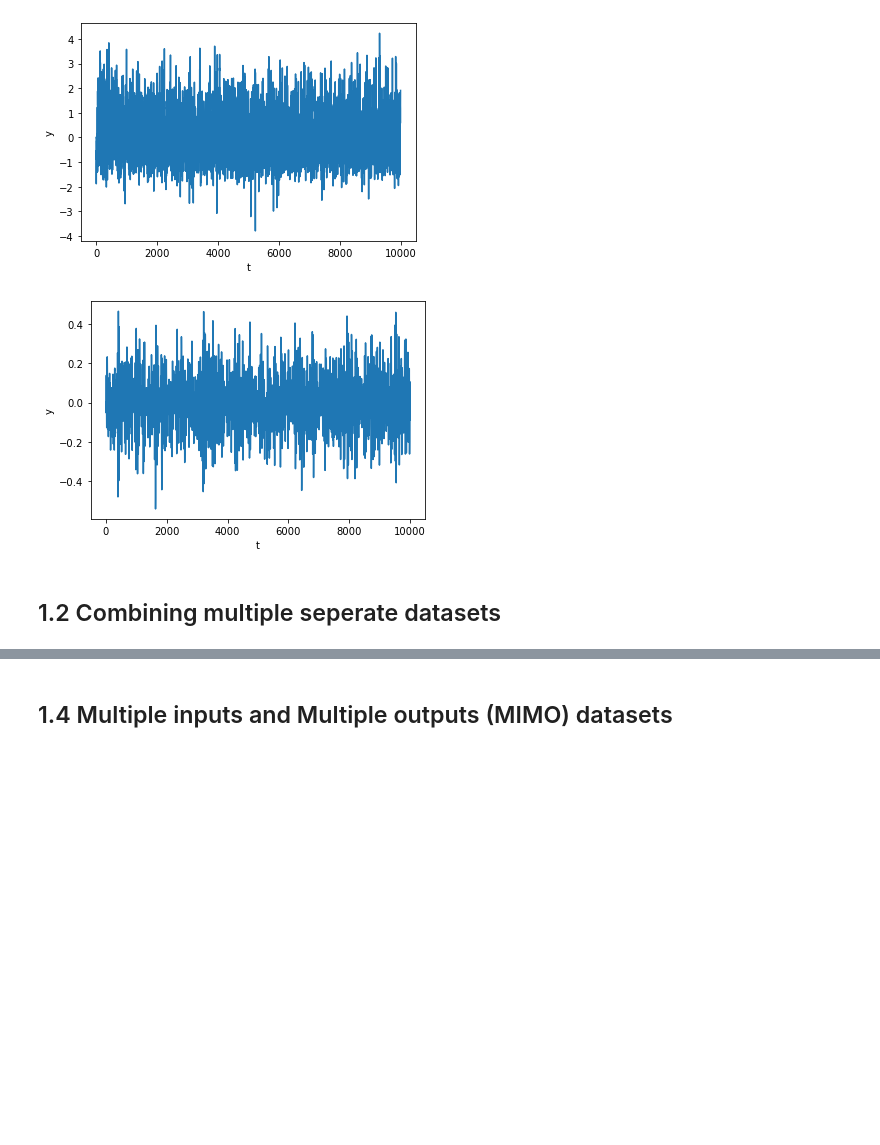
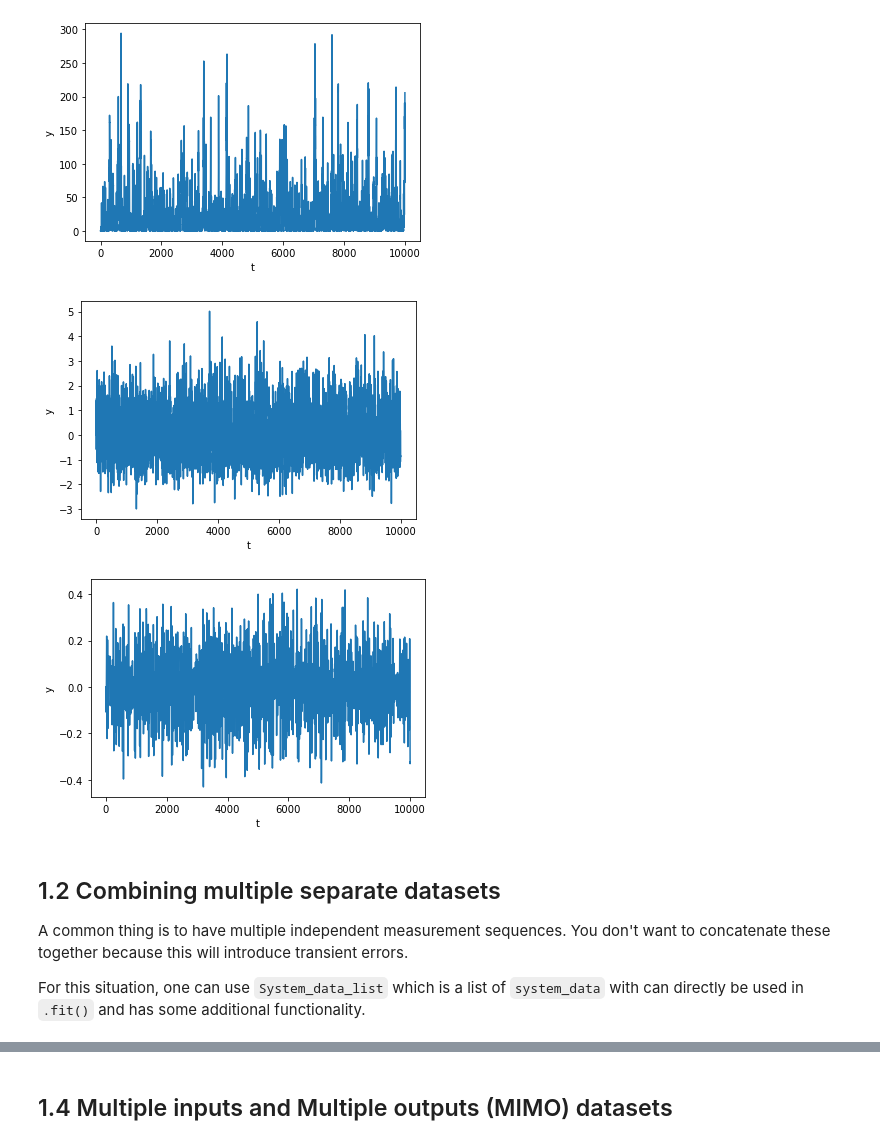
Before and after one commit to GerbenBeintema/deepSI, a Jupyter notebook: examples/Examples 2; Datasets and custom models.ipynb, the cells around one changed output, grey strips where cells are left out. Saved outputs shown, nothing was run; the diff lists cells and outputs as text; code cells hidden in the pictures; blank space fills up the shorter version.

```diff
--- a/examples/Examples 2; Datasets and custom models.ipynb
+++ b/examples/Examples 2; Datasets and custom models.ipynb
@@ -24,43 +30,67 @@ As the name suggests, this example is split into two parts.
 # %%
 import deepSI
 import numpy as np
 
+from gym import spaces
+class My_sys0(deepSI.System): #My_sys0 inherts from System
+    def __init__(self):
+        super(My_sys0,self).__init__()
+    def reset(self):
+        self.X = 0
+        return self.X**2
+    def step(self,u):
+        #updates state and return new observation
+        self.X = self.X*0.95 + u
+        return self.X**2
+
+sys = My_sys0()
+
+N = 10_000
+data = sys.apply_experiment(deepSI.System_data(u=np.random.normal(size=N)*1.5))
+data.plot(show=True)
+
+
 #state-space models
-class My_sys(deepSI.System_ss):
+class My_sys1(deepSI.System_ss): #My_sys1 inherts from System_ss, System_ss inherts from System
     def __init__(self):
-        super(My_sys, self).__init__(nx=2)
+        super(My_sys1, self).__init__(nx=2, nu=None, ny=None)
     def f(self,x,u): #state function
         return x[0]/(1.2+x[1]**2)+x[1]*0.4, x[1]/(1.2+x[0]**2)+x[0]*0.4+u*(1+x[0]**2/10)
     def h(self,x): #output functions
         return x[1]*x[0]*0.1+x[0]
 
-sys = My_sys()
+sys = My_sys1()
 N = 10_000
 data = sys.apply_experiment(deepSI.System_data(u=np.random.normal(size=N)*1.5))
 data.plot(show=True) #plt.plot(data.y)
 
 #state-space as ODE models
-class My_sys(deepSI.System_deriv): #1 step RK4 integration
+class My_sys2(deepSI.System_deriv): #My_sys2 inherets from System_deriv, System_deriv inherets from System_ss, System_ss inherets from System
     def __init__(self):
-        super(My_sys, self).__init__(nx=2, dt=0.1)
+        super(My_sys2, self).__init__(nx=2, dt=0.1)
 
     def deriv(self,x,u):
         p,v = x
         dp = v
         dv = -5*p-p**3-v/2+u
         return [dp,dv]
 
     def h(self,x):
         return x[0]
 
-sys = My_sys()
+sys = My_sys2()
 data = sys.apply_experiment(deepSI.System_data(u=np.random.normal(size=N)))
 data.plot(show=True)
 # %% [output]
-[figure, old version]
+[figure, new version]
-[figure, old version]
+[figure, new version]
+[figure, added]
 # %% [markdown]
-## 1.2 Combining multiple seperate datasets
+## 1.2 Combining multiple separate datasets
+
+A common thing is to have multiple independent measurement sequences. You don't want to concatenate these together because this will introduce transient errors.
+
+For this situation, one can use `System_data_list` which is a list of `system_data` with can directly be used in `.fit()` and has some additional functionality.
 # %%
 from deepSI import System_data, System_data_list
 from matplotlib import pyplot as plt
```
Also changed, not shown: parts of 24 cells of this notebook, 2 other files.
